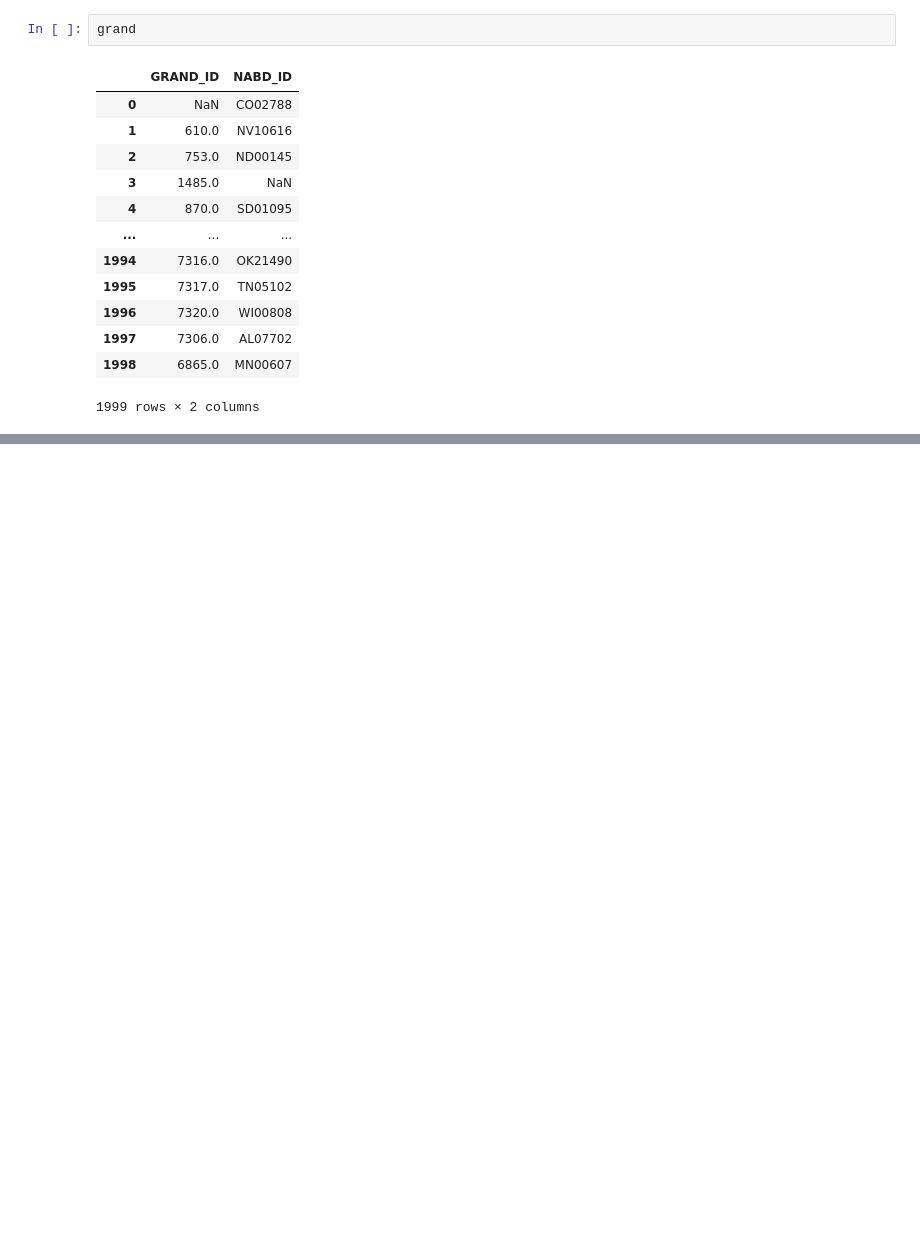
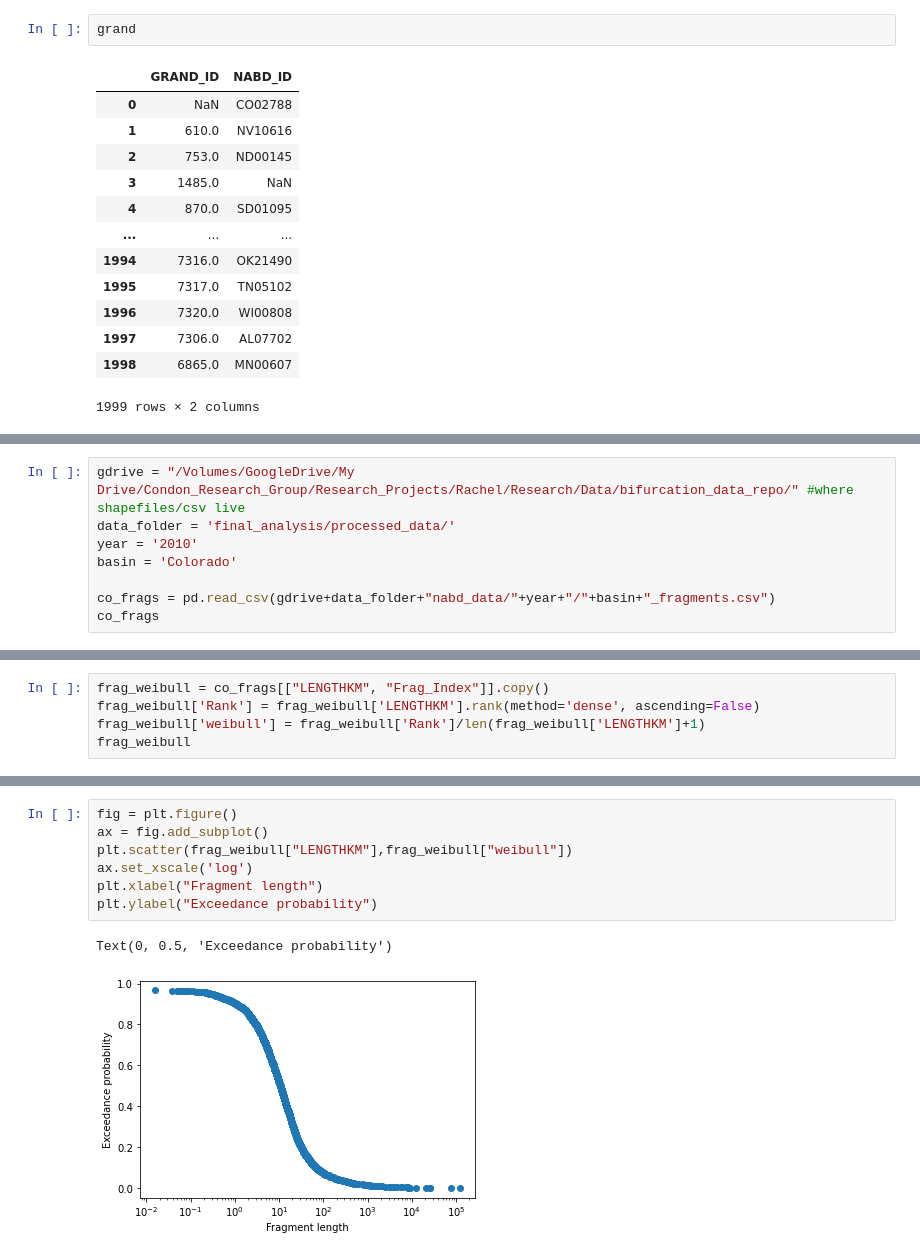
Before and after one commit to rspinti/River_bifurcation, a Jupyter notebook: archive/Rachel_testing/analysis_testing/analysis_testing.ipynb, the cells around one changed output, grey strips where cells are left out. Saved outputs shown, nothing was run; the diff lists cells and outputs as text; blank space fills up the shorter version.

Commit message:
Weibull plotting
Testing the weibull plotting

```diff
--- a/archive/Rachel_testing/analysis_testing/analysis_testing.ipynb
+++ b/archive/Rachel_testing/analysis_testing/analysis_testing.ipynb
@@ -1260,0 +1296,8 @@ grand
+# %%
+gdrive = "/Volumes/GoogleDrive/My Drive/Condon_Research_Group/Research_Projects/Rachel/Research/Data/bifurcation_data_repo/" #where shapefiles/csv live
+data_folder = 'final_analysis/processed_data/'
+year = '2010'
+basin = 'Colorado'
+
+co_frags = pd.read_csv(gdrive+data_folder+"nabd_data/"+year+"/"+basin+"_fragments.csv")
+co_frags
@@ -1260,0 +1318,5 @@ grand
+# %%
+frag_weibull = co_frags[["LENGTHKM", "Frag_Index"]].copy()
+frag_weibull['Rank'] = frag_weibull['LENGTHKM'].rank(method='dense', ascending=False)
+frag_weibull['weibull'] = frag_weibull['Rank']/len(frag_weibull['LENGTHKM']+1)
+frag_weibull
@@ -1260,0 +1337,10 @@ grand
+# %%
+fig = plt.figure()
+ax = fig.add_subplot()
+plt.scatter(frag_weibull["LENGTHKM"],frag_weibull["weibull"])
+ax.set_xscale('log')
+plt.xlabel("Fragment length")
+plt.ylabel("Exceedance probability")
+# %% [output]
+Text(0, 0.5, 'Exceedance probability')
+[figure, added]
```
Also changed, not shown: parts of 12 cells of this notebook, 2 other files.
